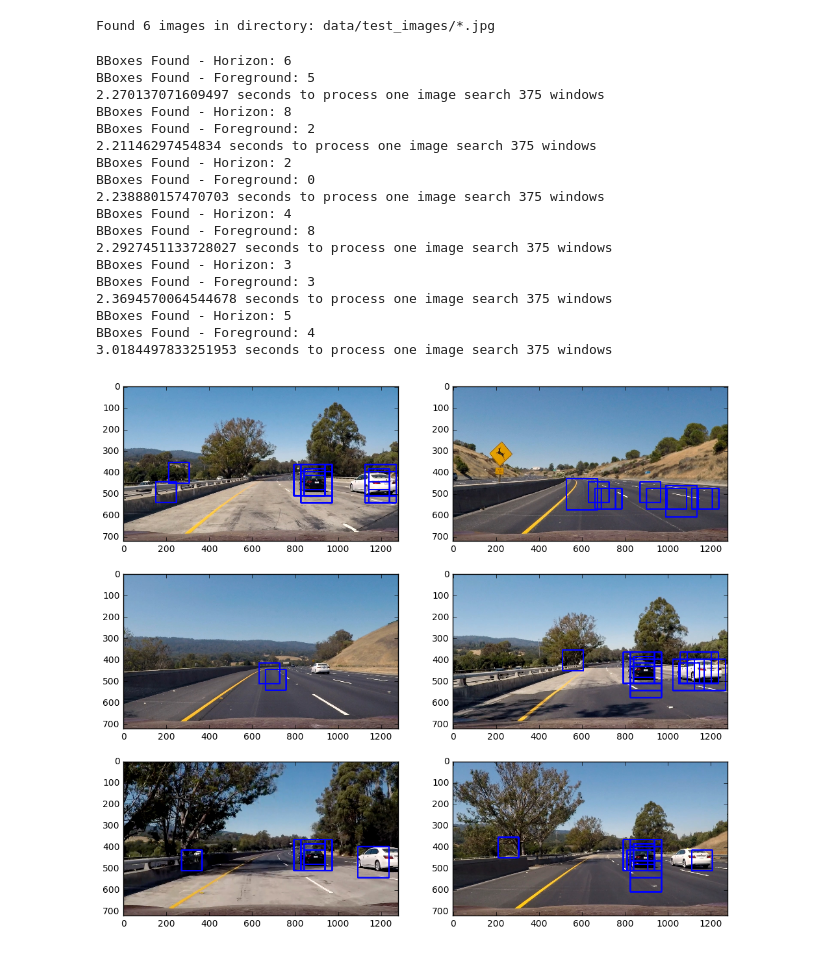
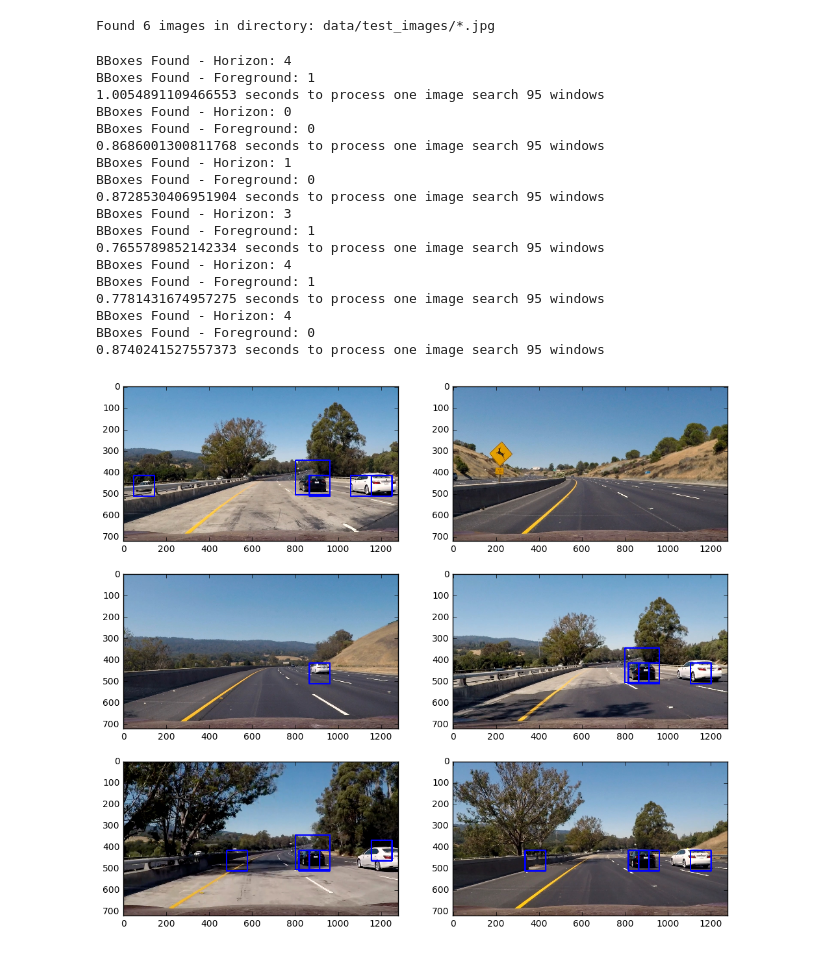
Before and after one commit to deanofthewebb/vehicle_detection_tracking_pipeline, a Jupyter notebook: vehicle-detection-setup.ipynb, the cells around one changed output. Cells and saved outputs as stored; diff of their text form; code cells hidden in the pictures.

Commit message:
Tweaking the params to run sliding window faster - Next step is single HOG call

```diff
--- a/vehicle-detection-setup.ipynb
+++ b/vehicle-detection-setup.ipynb
@@ -56,11 +56,11 @@ else:
 
 ## Feature Extraction Parameters ##
 # Spatial Binning
-SPATIAL = 16
+SPATIAL = 32
 BIN_SPATIAL_SIZE = (SPATIAL, SPATIAL)
 # Color Histogram
 HIST_NBINS = 128
-COLOR_SPACE = 'YUV'
+COLOR_SPACE = 'HSV'
 # HOG Parameters
 HOG_ORIENTATIONS = 9
 HOG_PIXELS_PER_CELL = 8
@@ -312,24 +311,21 @@ HOG_PIXELS_PER_CELL = svc_hyperparameters['HOG_PIXELS_PER_CELL']
 HOG_CELLS_PER_BLOCK = svc_hyperparameters['HOG_CELLS_PER_BLOCK']
 HOG_CHANNEL = svc_hyperparameters['HOG_CHANNEL'] # Can be 0, 1, 2, or "ALL"
 
-## Verify SVC loaded ##
-print('svc', SVC)
-print('X_scaler', X_SCALER)
-
 BBOX_COLOR = (0, 0, 255)
 BBOX_THICK = 6
 
 ## Sliding Windows Parameters - Horizon ##
-SW_YSTART_HORIZON = 350
-SW_YSTOP_HORIZON = 542
+SW_YSTART_HORIZON = 368
+SW_YSTOP_HORIZON = 512
 SW_XY_WINDOW_HORIZON = 96
-SW_XY_OVERLAP_HORIZON = 0.75
+SW_XY_OVERLAP_HORIZON = 0.50
 
 ## Sliding Windows Parameters - Foreground ##
-SW_YSTART_FOREGROUND = 355
-SW_YSTOP_FOREGROUND = 670
-SW_XY_WINDOW_FOREGROUND = 192
+SW_YSTART_FOREGROUND = 345
+SW_YSTOP_FOREGROUND = 665
+SW_XY_WINDOW_FOREGROUND = 160
 SW_XY_OVERLAP_FOREGROUND = 0.50
+
 
 SW_SPATIAL_FEAT_FLAG = True
 SW_HOG_FEAT_FLAG = True
@@ -494,19 +490,7 @@ Found 6 images in directory: data/test_images/*.jpg
 # %%
 # Define a single function that can extract features using hog sub-sampling and make predictions
 images = []
-
 titles = []
-## Sliding Windows Parameters - Horizon ##
-SW_YSTART_HORIZON = 355
-SW_YSTOP_HORIZON = 570
-SW_XY_WINDOW_HORIZON = 96
-SW_XY_OVERLAP_HORIZON = 0.68
-
-## Sliding Windows Parameters - Foreground ##
-SW_YSTART_FOREGROUND = 365
-SW_YSTOP_FOREGROUND = 670
-SW_XY_WINDOW_FOREGROUND = 145
-SW_XY_OVERLAP_FOREGROUND = 0.770
 
 
 y_start_stop_horizon = [SW_YSTART_HORIZON, SW_YSTOP_HORIZON] # Min/Max in y to search in slide_window()
@@ -536,47 +520,47 @@ for img_path in image_paths:
     windows.extend(windows_1)
     hot_windows.extend(hot_windows_1)
 
     # Foreground Check
     windows_2 = slide_window(img, x_start_stop=[None,None], y_start_stop=y_start_stop_foreground,
                            xy_window=(SW_XY_WINDOW_FOREGROUND,SW_XY_WINDOW_FOREGROUND),
                            xy_overlap=(SW_XY_OVERLAP_FOREGROUND,SW_XY_OVERLAP_FOREGROUND))
 
     hot_windows_2 = search_windows(img, windows_2, SVC, X_SCALER, color_space=COLOR_SPACE,
                                  spatial_size=BIN_SPATIAL_SIZE, hist_bins=HIST_NBINS, orient=HOG_ORIENTATIONS,
                                  pix_per_cell=HOG_PIXELS_PER_CELL, cell_per_block=HOG_CELLS_PER_BLOCK,
                                  hog_channel=HOG_CHANNEL, spatial_feat=SW_SPATIAL_FEAT_FLAG, hog_feat=SW_HOG_FEAT_FLAG,
                                  hist_feat=SW_COLOR_HIST_FEAT_FLAG)
 
 
     print('BBoxes Found - Foreground:', len(hot_windows_2))
     windows.extend(windows_2)
     hot_windows.extend(hot_windows_2)
 
     window_img = draw_boxes(draw_img, hot_windows, color=BBOX_COLOR, thick=BBOX_THICK)
     images.append(window_img)
     titles.append('')
 
     print(time.time()-t1, 'seconds to process one image search', len(windows), 'windows')
 
 fig = plt.figure(figsize=(12,18), dpi=300)
 visualize(fig, 5, 2, images, titles)
 # %% [output]
-BBoxes Found - Horizon: 6
-BBoxes Found - Foreground: 5
-2.270137071609497 seconds to process one image search 375 windows
-BBoxes Found - Horizon: 8
-BBoxes Found - Foreground: 2
-2.21146297454834 seconds to process one image search 375 windows
-BBoxes Found - Horizon: 2
+BBoxes Found - Horizon: 4
+BBoxes Found - Foreground: 1
+1.0054891109466553 seconds to process one image search 95 windows
+BBoxes Found - Horizon: 0
 BBoxes Found - Foreground: 0
-2.238880157470703 seconds to process one image search 375 windows
+0.8686001300811768 seconds to process one image search 95 windows
+BBoxes Found - Horizon: 1
+BBoxes Found - Foreground: 0
+0.8728530406951904 seconds to process one image search 95 windows
+BBoxes Found - Horizon: 3
+BBoxes Found - Foreground: 1
+0.7655789852142334 seconds to process one image search 95 windows
 BBoxes Found - Horizon: 4
-BBoxes Found - Foreground: 8
-2.2927451133728027 seconds to process one image search 375 windows
-BBoxes Found - Horizon: 3
-BBoxes Found - Foreground: 3
-2.3694570064544678 seconds to process one image search 375 windows
-BBoxes Found - Horizon: 5
-BBoxes Found - Foreground: 4
-3.0184497833251953 seconds to process one image search 375 windows
+BBoxes Found - Foreground: 1
+0.7781431674957275 seconds to process one image search 95 windows
+BBoxes Found - Horizon: 4
+BBoxes Found - Foreground: 0
+0.8740241527557373 seconds to process one image search 95 windows
-[figure, old version]
+[figure, new version]
```
Also changed, not shown: parts of 4 cells of this notebook, 1 other file.
